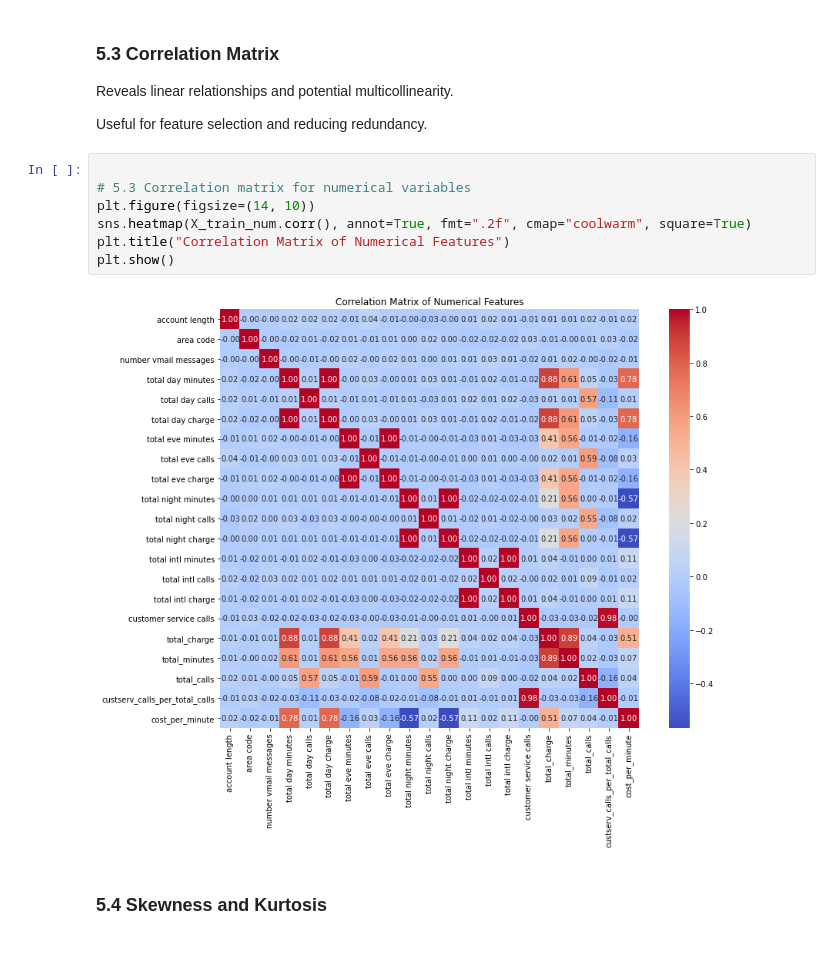
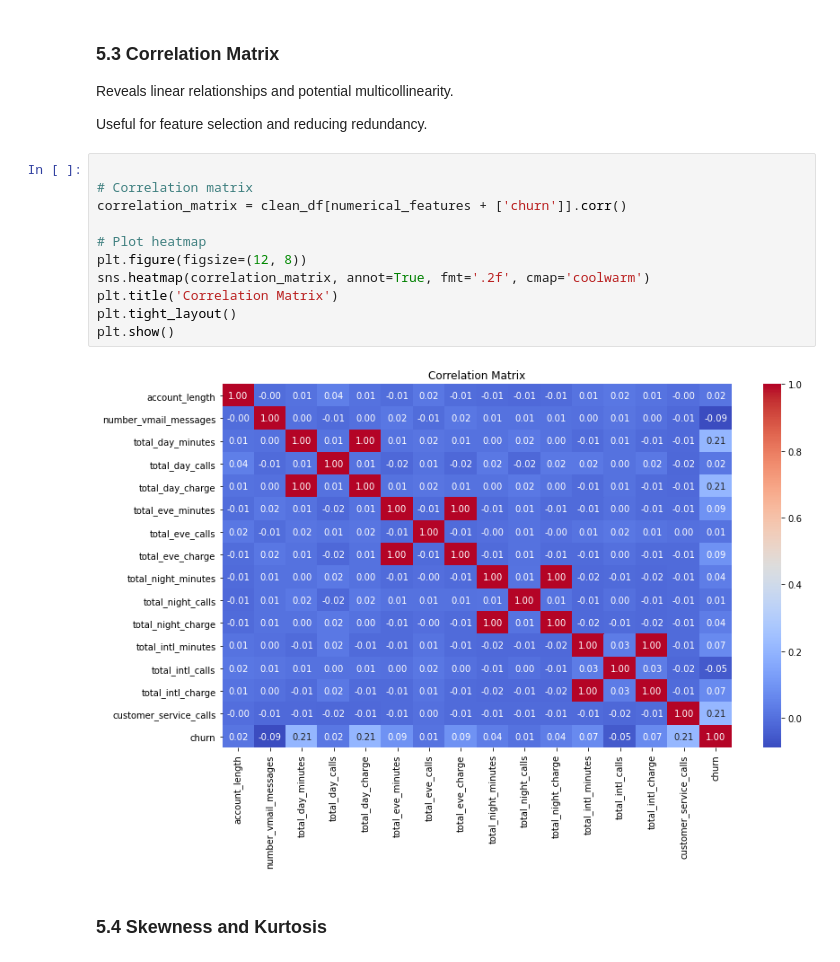
Before and after one commit to HellenDianaNjeri/SyriaTel-Customer-Churn, a Jupyter notebook: notebooks/SyriaTel Customer Churn.ipynb, the cells around one changed output. Saved outputs shown, nothing was run; the diff lists cells and outputs as text.

```diff
--- a/notebooks/SyriaTel Customer Churn.ipynb
+++ b/notebooks/SyriaTel Customer Churn.ipynb
@@ -461,12 +461,16 @@ Reveals linear relationships and potential multicollinearity.
 Useful for feature selection and reducing redundancy.
 # %%
 
-# 5.3 Correlation matrix for numerical variables
-plt.figure(figsize=(14, 10))
-sns.heatmap(X_train_num.corr(), annot=True, fmt=".2f", cmap="coolwarm", square=True)
-plt.title("Correlation Matrix of Numerical Features")
+# Correlation matrix
+correlation_matrix = clean_df[numerical_features + ['churn']].corr()
+
+# Plot heatmap
+plt.figure(figsize=(12, 8))
+sns.heatmap(correlation_matrix, annot=True, fmt='.2f', cmap='coolwarm')
+plt.title('Correlation Matrix')
+plt.tight_layout()
 plt.show()
 # %% [output]
-[figure, old version]
+[figure, new version]
 # %% [markdown]
  ### 5.4 Skewness and Kurtosis
```
Also changed, not shown: parts of 7 cells of this notebook.
